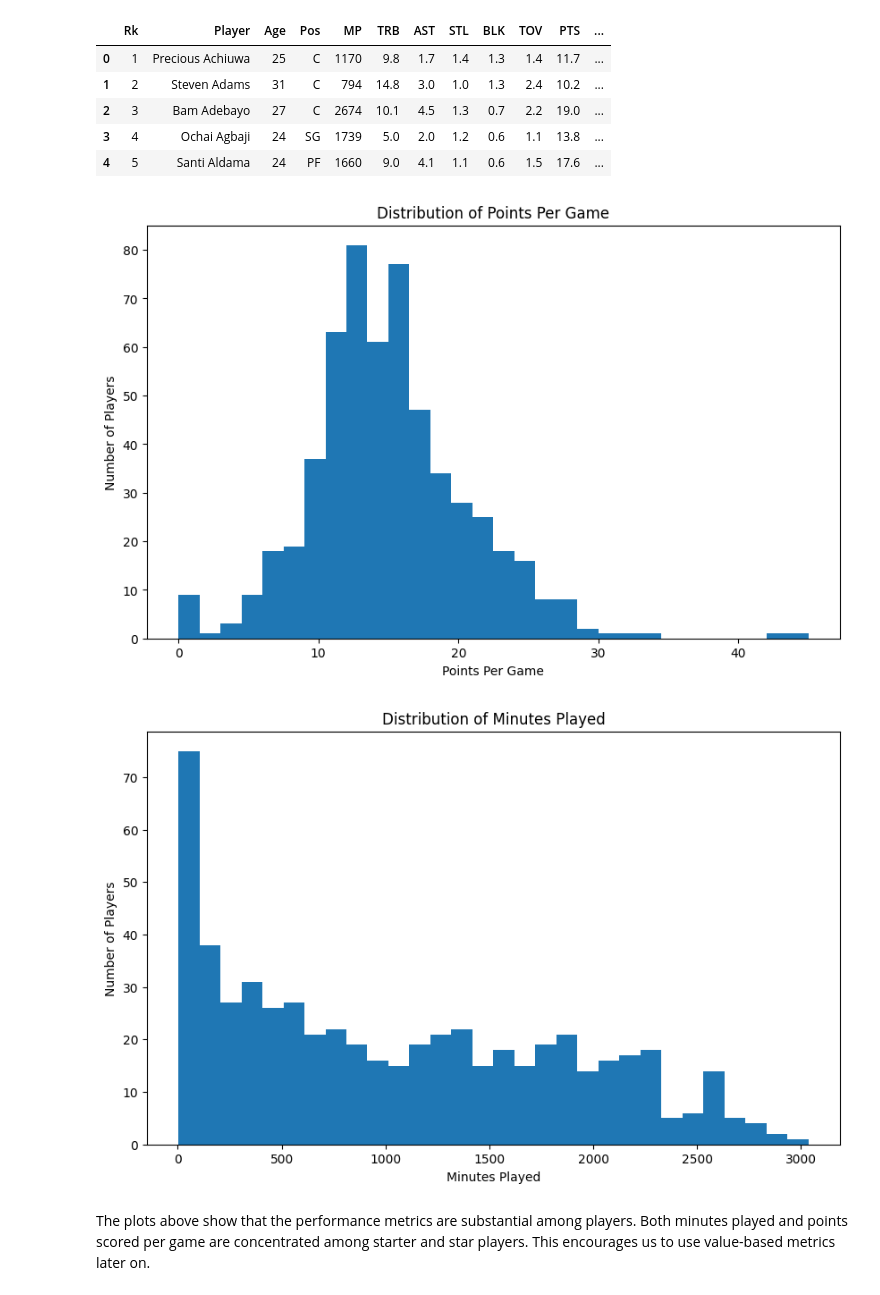
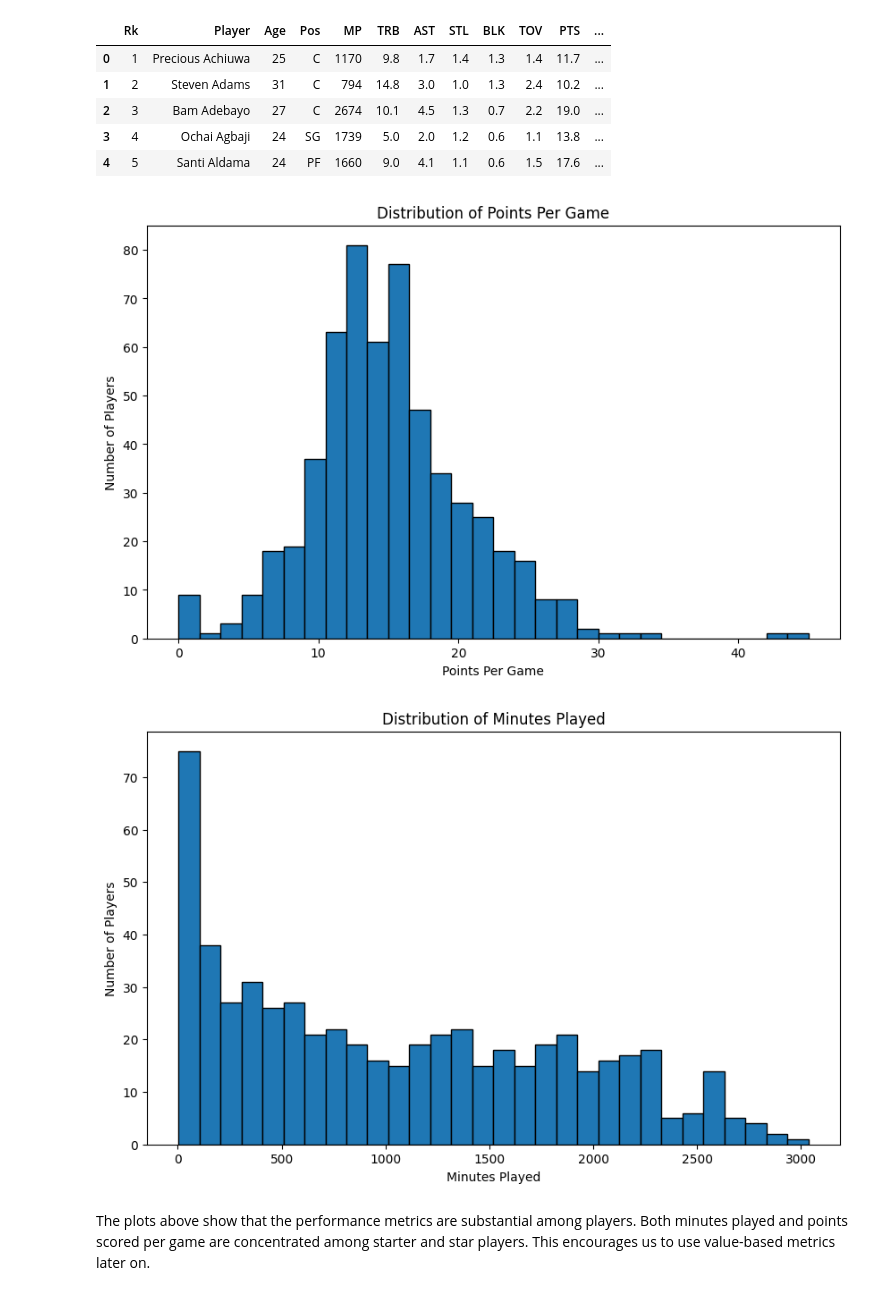
Before and after one commit to eksubasi/DSA210, a Jupyter notebook: eda.ipynb, the cells around one changed output. Cells and saved outputs as stored; diff of their text form; code cells hidden in the pictures.

```diff
--- a/eda.ipynb
+++ b/eda.ipynb
@@ -33,22 +33,22 @@ stats_df.head()
 | 4 | 5 | Santi Aldama | 24 | PF | 1660 | 9.0 | 4.1 | 1.1 | 0.6 | 1.5 | 17.6 | ... |
 # %%
 plt.figure(figsize=(10, 6))
-plt.hist(stats_df['PTS'], bins=30)
+plt.hist(stats_df['PTS'], bins=30, edgecolor='black')
 plt.xlabel("Points Per Game")
 plt.ylabel("Number of Players")
 plt.title("Distribution of Points Per Game")
 plt.show()
 # %% [output]
-[figure, old version]
+[figure, new version]
 # %%
 plt.figure(figsize=(10, 6))
-plt.hist(stats_df['MP'], bins=30)
+plt.hist(stats_df['MP'], bins=30, edgecolor='black')
 plt.xlabel("Minutes Played")
 plt.ylabel("Number of Players")
 plt.title("Distribution of Minutes Played")
 plt.show()
 # %% [output]
-[figure, old version]
+[figure, new version]
 # %% [markdown]
 The plots above show that the performance metrics are substantial among players. Both minutes played and points scored per game are concentrated among starter and star players. This encourages us to use value-based metrics later on.
 # %% [markdown]
```
Also changed, not shown: parts of 8 cells of this notebook, 1 other file.
